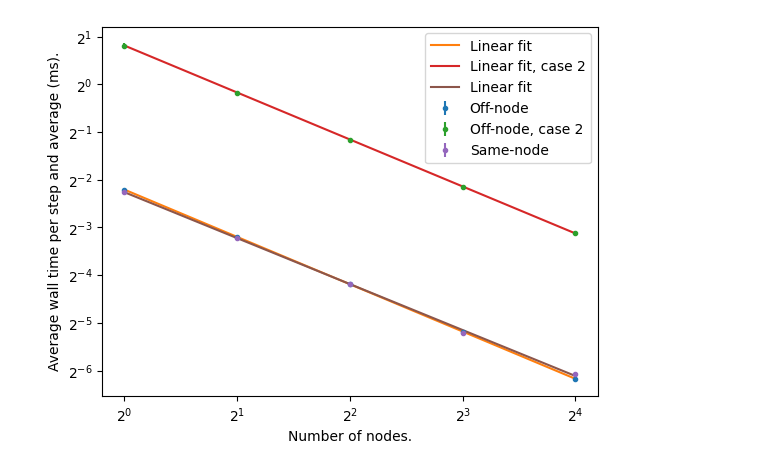
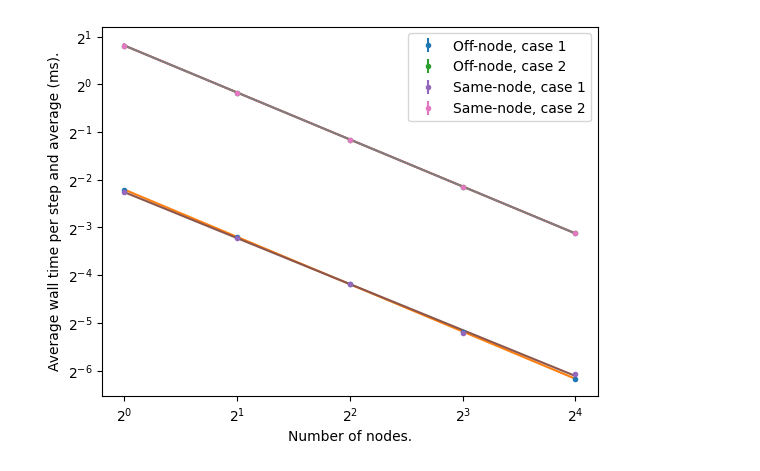
Before and after one commit to bdalfavero/wigner_parallel, a Jupyter notebook: scripts/node_scaling.ipynb, the cells around one changed output. Saved outputs shown, nothing was run; the diff lists cells and outputs as text; code cells hidden in the pictures.

```diff
--- a/scripts/node_scaling.ipynb
+++ b/scripts/node_scaling.ipynb
@@ -49,6 +49,7 @@ def analyze_case(h5_filenames):
     avg_times, std_times = all_avg_times(walltimes)
     num_nodes = get_num_nodes(h5_filenames)
     linreg_result, fit_x, fit_y = fit_walltimes(num_nodes, avg_times)
+    total_linreg_result, total_fit_x, total_fit_y = fit_walltimes(num_nodes, np.array(total_walltimes))
     results = {}
     results["total_walltimes"] = np.array(total_walltimes)
     results["step_times"] = np.array(step_times)
@@ -59,6 +60,9 @@ def analyze_case(h5_filenames):
     results["linreg_result"] = linreg_result
     results["fit_x"] = fit_x
     results["fit_y"] = fit_y
+    results["total_linreg_result"] = total_linreg_result
+    results["total_fit_x"] = total_fit_x
+    results["total_fit_y"] = total_fit_y
     return results
 # %%
 dir = "../data"
@@ -67,31 +71,40 @@ off_node_data_files = [s for s in data_files if "out_" in s and "h5" in s and "o
 off_node_filenames = [dir + '/' + f for f in off_node_data_files]
 off_node_case_two_data_files = [s for s in data_files if "out_case_two_" in s and "h5" in s]
 off_node_case_two_filenames = [dir + '/' + f for f in off_node_case_two_data_files]
-same_node_filenames = [dir + '/' + s for s in data_files if "same_node_" in s]
+same_node_filenames = [dir + '/' + s for s in data_files if "same_node_" in s and "case_two" not in s]
+same_node_case_two_data_files = [s for s in data_files if "same_node_case_two_" in s and "h5" in s]
+same_node_case_two_filenames = [dir + '/' + f for f in off_node_case_two_data_files]
+
 off_node_results = analyze_case(off_node_filenames)
 off_node_case_two_results = analyze_case(off_node_case_two_filenames)
 same_node_results = analyze_case(same_node_filenames)
+same_node_case_two_results = analyze_case(same_node_case_two_filenames)
 # %%
 fig, ax = plt.subplots()
 ax.set_xscale('log', base=2)
 ax.set_yscale('log', base=2)
 ax.errorbar(off_node_results["num_nodes"], off_node_results["avg_times"], yerr=off_node_results["std_times"], \
-            linestyle='', marker='.', label="Off-node")
-ax.plot(off_node_results["fit_x"], off_node_results["fit_y"], label="Linear fit")
+            linestyle='', marker='.', label="Off-node, case 1")
+ax.plot(off_node_results["fit_x"], off_node_results["fit_y"])
 
 ax.errorbar(off_node_case_two_results["num_nodes"], off_node_case_two_results["avg_times"], yerr=off_node_case_two_results["std_times"], \
             linestyle='', marker='.', label="Off-node, case 2")
-ax.plot(off_node_case_two_results["fit_x"], off_node_case_two_results["fit_y"], label="Linear fit, case 2")
+ax.plot(off_node_case_two_results["fit_x"], off_node_case_two_results["fit_y"])
 
 ax.errorbar(same_node_results["num_nodes"], same_node_results["avg_times"], yerr=same_node_results["std_times"], \
-            linestyle='', marker='.', label="Same-node")
-ax.plot(same_node_results["fit_x"], same_node_results["fit_y"], label="Linear fit")
+            linestyle='', marker='.', label="Same-node, case 1")
+ax.plot(same_node_results["fit_x"], same_node_results["fit_y"])
+
+ax.errorbar(same_node_case_two_results["num_nodes"], same_node_case_two_results["avg_times"], yerr=same_node_case_two_results["std_times"], \
+            linestyle='', marker='.', label="Same-node, case 2")
+ax.plot(same_node_case_two_results["fit_x"], same_node_case_two_results["fit_y"])
+
 ax.set_xlabel("Number of nodes.")
 ax.set_ylabel("Average wall time per step and average (ms).")
 ax.legend()
 plt.savefig("../plots/times_step_nodes.png")
 # %% [output]
-[figure, old version]
+[figure, new version]
 # %%
 fig2, ax2 = plt.subplots()
 ax2.set_xscale('log', base=2)
```
Also changed, not shown: parts of 2 cells of this notebook, 1 other file.
